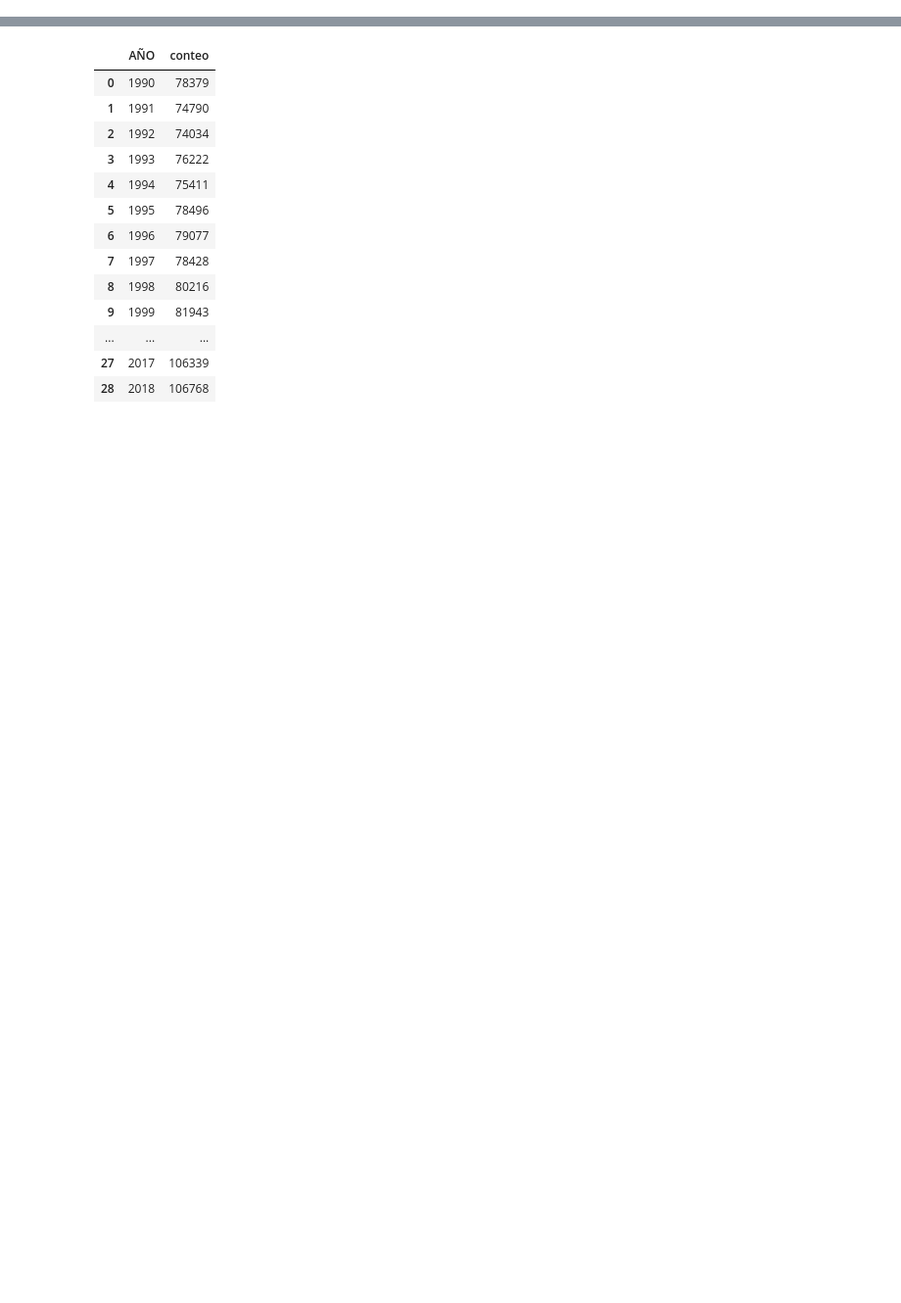
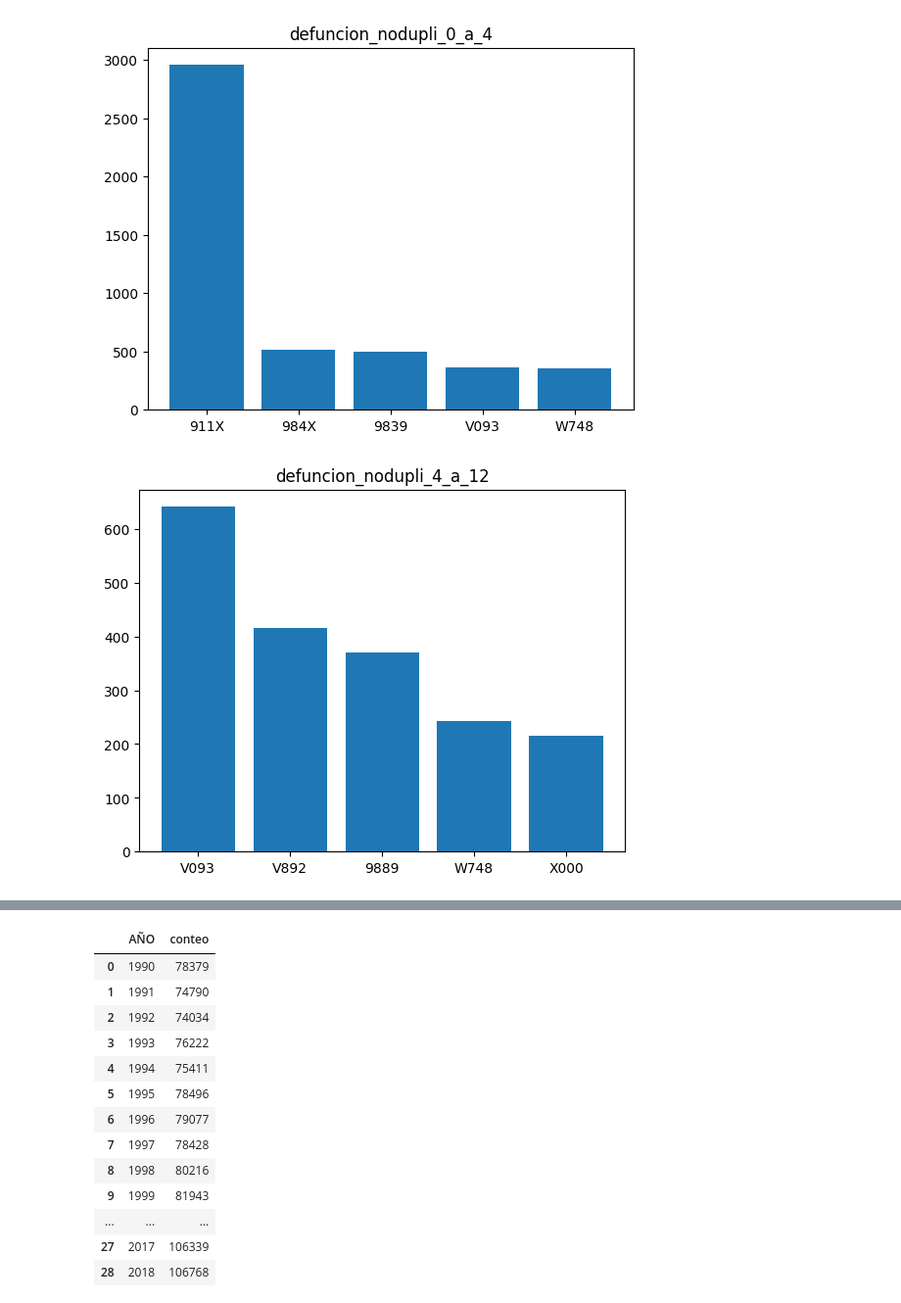
Before and after one commit to siwikiwi/ATDC--imt2200, a Jupyter notebook: data/lol.ipynb, the cells around one changed output, grey strips where cells are left out. Shown: that part at 98% size. Saved outputs shown, nothing was run; the diff lists cells and outputs as text; code cells hidden in the pictures; blank space fills up the shorter version.

```diff
--- a/data/lol.ipynb
+++ b/data/lol.ipynb
@@ -23,0 +142,4 @@ defuncion_nodupli = defunciones.drop_duplicates(subset=columnas_filtro)
+# %%
+defuncion_nodupli_60_a_80 = defuncion_nodupli[(defuncion_nodupli["EDAD_TIPO"] == 1) & (defuncion_nodupli["EDAD_CANT"] >= 60) & (defuncion_nodupli["EDAD_CANT"] < 80)]
+lista.append(defuncion_nodupli_60_a_80)
+defuncion_nodupli_60_a_80
@@ -23,0 +160,4 @@ defuncion_nodupli = defunciones.drop_duplicates(subset=columnas_filtro)
+# %%
+defuncion_nodupli_80_plus = defuncion_nodupli[(defuncion_nodupli["EDAD_TIPO"] == 1) & (defuncion_nodupli["EDAD_CANT"] >= 80)]
+lista.append(defuncion_nodupli_80_plus)
+defuncion_nodupli_80_plus
@@ -23,0 +178,9 @@ defuncion_nodupli = defunciones.drop_duplicates(subset=columnas_filtro)
+# %%
+lista_tops_edades = []
+for i in range (len(lista)):
+    df = lista[i].groupby("DIAG1").size().reset_index().sort_values(by=0, ascending=False).reset_index()
+    print(nombres[i])
+    df.name = nombres[i]
+    summon = df.head(5)
+    summon.name = nombres[i]
+    lista_tops_edades.append(summon)
@@ -23,0 +195,10 @@ defuncion_nodupli = defunciones.drop_duplicates(subset=columnas_filtro)
+# %%
+#Es lo mismo pero para diag2
+lista_tops_edades_diag_2 = []
+for i in range (len(lista)):
+    df = lista[i].groupby("DIAG2").size().reset_index().sort_values(by=0, ascending=False).reset_index()
+    print(nombres[i])
+    df.name = nombres[i]
+    summon = df.head(5)
+    summon.name = nombres[i]
+    lista_tops_edades_diag_2.append(summon)
@@ -23,0 +213,8 @@ defuncion_nodupli = defunciones.drop_duplicates(subset=columnas_filtro)
+# %%
+for i in lista_tops_edades_diag_2:
+    plt.bar(i["DIAG2"], i[0])
+    plt.title(i.name)
+    plt.show()
+# %% [output]
+[figure, added]
+[figure, added]
```
Also changed, not shown: parts of 32 cells of this notebook.
